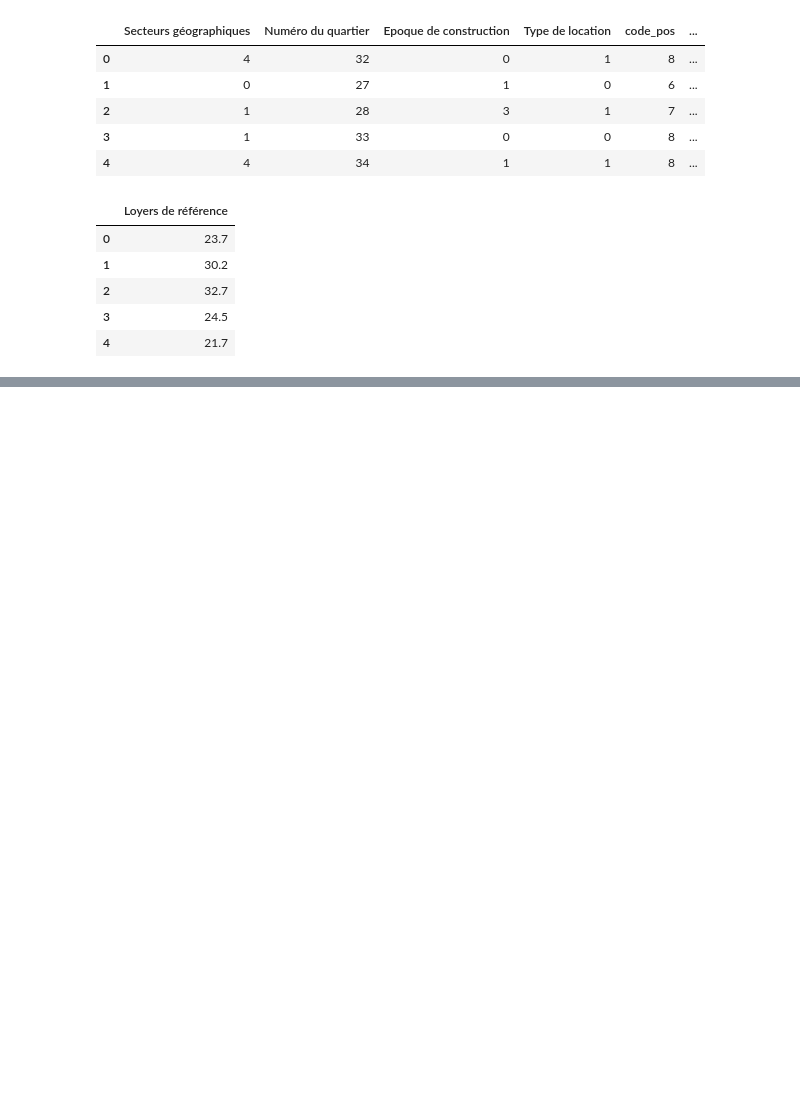
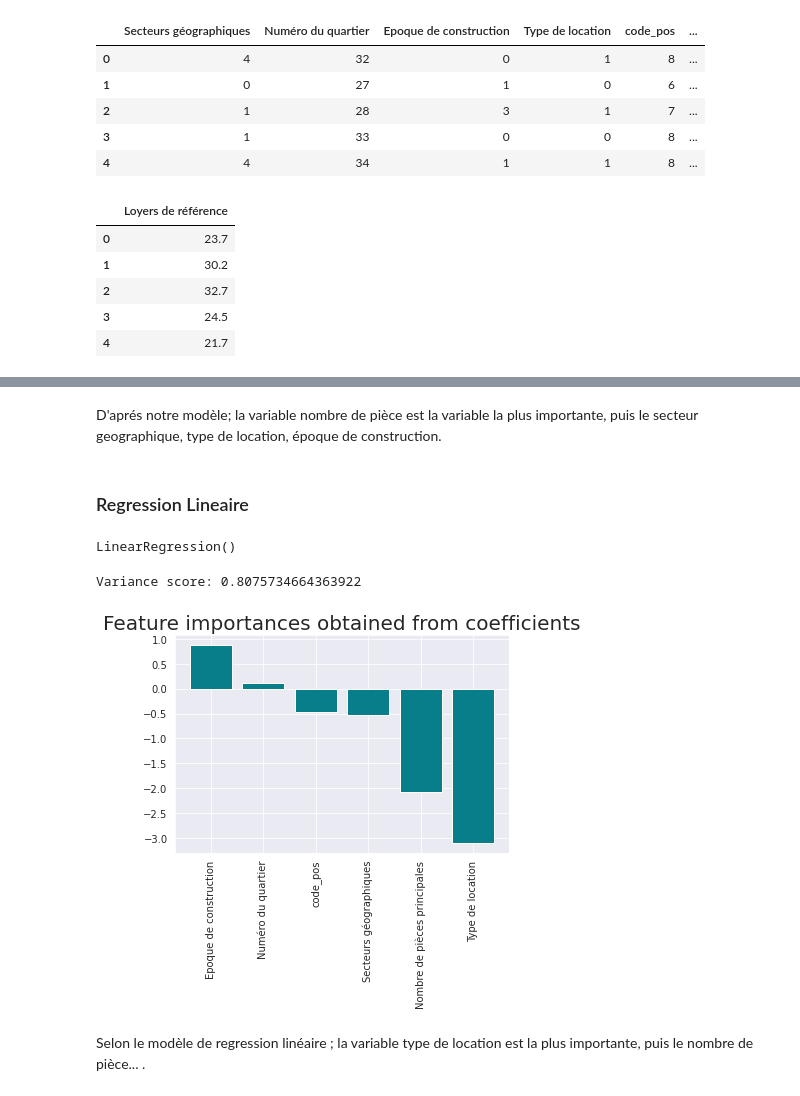
Before and after one commit to dhiakhouja/logement_analyse, a Jupyter notebook: logement-encadrement-des-loyers.ipynb, the cells around one changed output, grey strips where cells are left out. Drawn from its saved outputs; the diff is of its cells as text; code cells hidden in the pictures; blank space fills up the shorter version.

```diff
--- a/logement-encadrement-des-loyers.ipynb
+++ b/logement-encadrement-des-loyers.ipynb
@@ -487,0 +492,30 @@ _ = tree.plot_tree(tuned_hyper_model,feature_names=var_explica)
+# %% [markdown]
+D'aprés notre modèle; la variable nombre de pièce est la variable la plus importante, puis le secteur geographique, type de location, époque de construction.
+# %% [markdown]
+### Regression Lineaire
+# %%
+
+from sklearn.datasets import make_regression
+from sklearn.linear_model import LinearRegression
+model = LinearRegression()
+model.fit(X_train,y_train)
+# %% [output]
+LinearRegression()
+# %%
+print('Variance score: {}'.format(model.score(X_test, y_test)))
+# %% [output]
+Variance score: 0.8075734664363922
+# %%
+importances = pd.DataFrame(data={'Attribute': X_train.columns,
+    'Importance': model.coef_[0]
+})
+importances = importances.sort_values(by='Importance', ascending=False)
+# %%
+plt.bar(x=importances['Attribute'], height=importances['Importance'], color='#087E8B')
+plt.title('Feature importances obtained from coefficients', size=20)
+plt.xticks(rotation='vertical')
+plt.show()
+# %% [output]
+[figure, added]
+# %% [markdown]
+Selon le modèle de regression linéaire ; la variable type de location est la plus importante, puis le nombre de pièce... .
```
Also changed, not shown: parts of 13 cells of this notebook.
